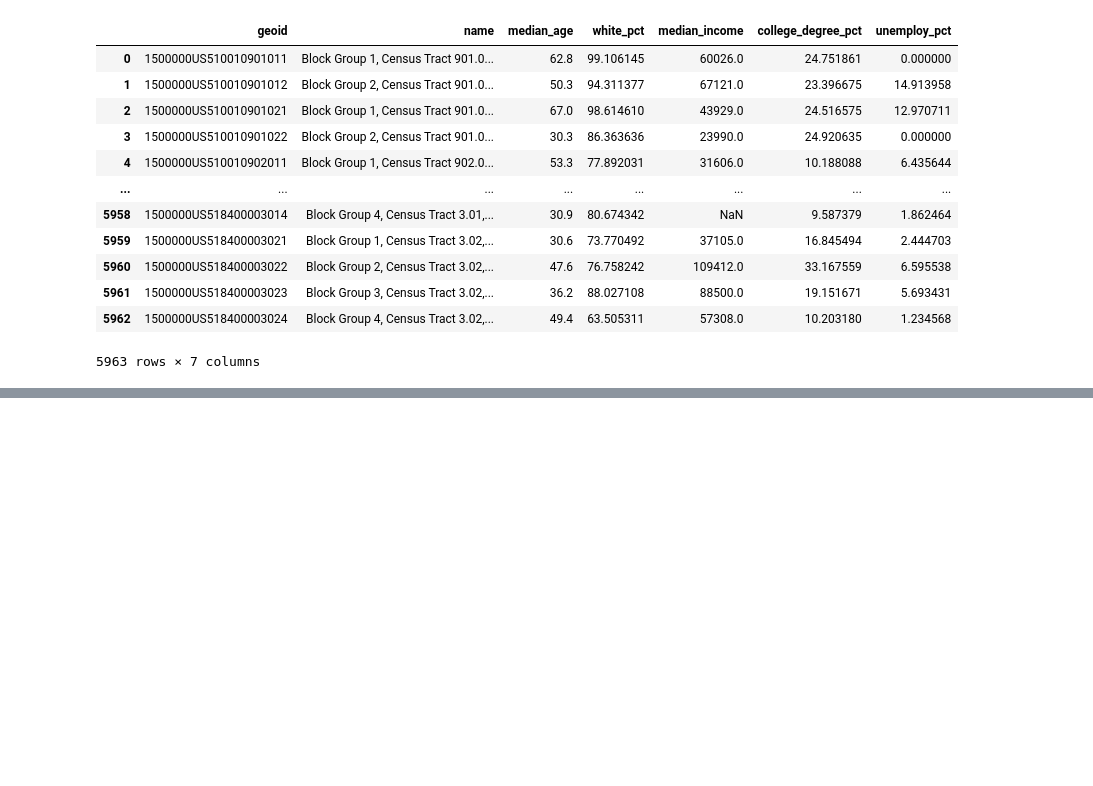
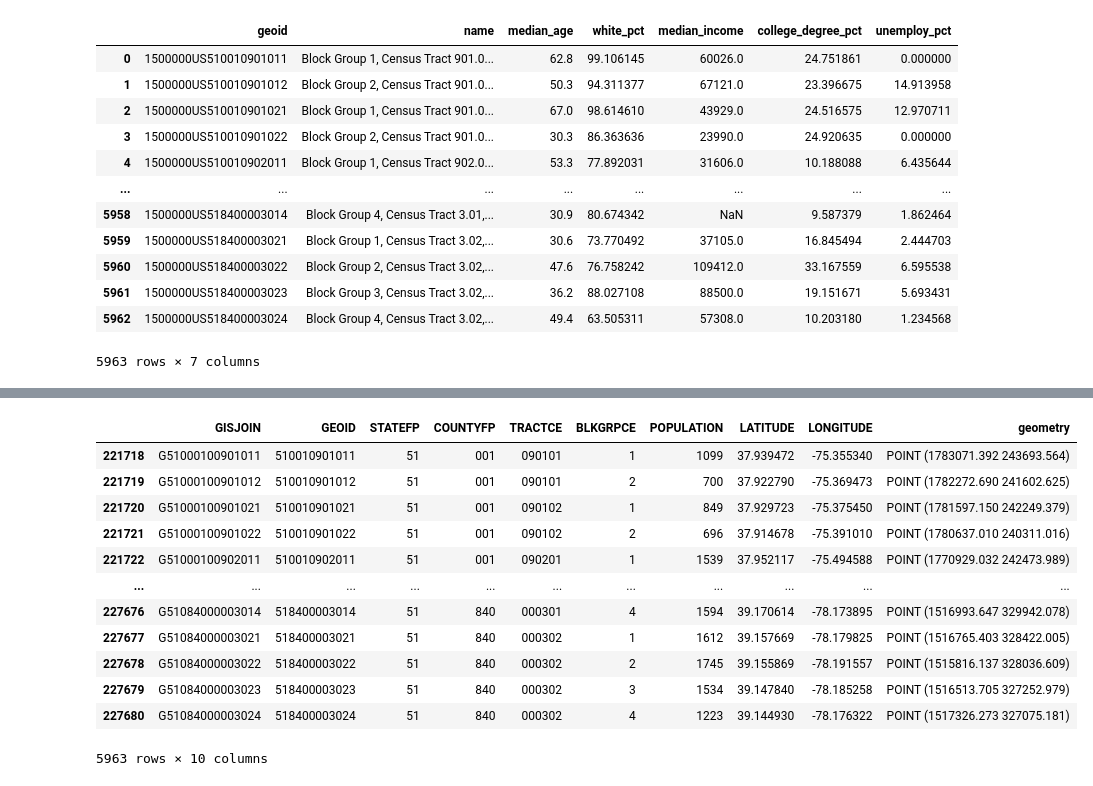
Before and after one commit to stevez02/ml4va_project, a Jupyter notebook: code/data_cleaning.ipynb, the cells around one changed output, grey strips where cells are left out. Drawn from its saved outputs; the diff is of its cells as text; code cells hidden in the pictures; blank space fills up the shorter version.

```diff
--- a/code/data_cleaning.ipynb
+++ b/code/data_cleaning.ipynb
@@ -147,0 +164,18 @@ census_data_merged.to_csv("../data/census_data_merged.csv")
+# %%
+shape = gpd.read_file("../data/center_of_population/US_blck_grp_cenpop_2020.shp")
+shape = shape[shape['STATEFP'] == '51']
+shape
+# %% [output]
+|  | GISJOIN | GEOID | STATEFP | COUNTYFP | TRACTCE | BLKGRPCE | POPULATION | LATITUDE | LONGITUDE | geometry |
+| 221718 | G51000100901011 | 510010901011 | 51 | 001 | 090101 | 1 | 1099 | 37.939472 | -75.355340 | POINT (1783071.392 243693.564) |
+| 221719 | G51000100901012 | 510010901012 | 51 | 001 | 090101 | 2 | 700 | 37.922790 | -75.369473 | POINT (1782272.690 241602.625) |
+| 221720 | G51000100901021 | 510010901021 | 51 | 001 | 090102 | 1 | 849 | 37.929723 | -75.375450 | POINT (1781597.150 242249.379) |
+| 221721 | G51000100901022 | 510010901022 | 51 | 001 | 090102 | 2 | 696 | 37.914678 | -75.391010 | POINT (1780637.010 240311.016) |
+| 221722 | G51000100902011 | 510010902011 | 51 | 001 | 090201 | 1 | 1539 | 37.952117 | -75.494588 | POINT (1770929.032 242473.989) |
+| ... | ... | ... | ... | ... | ... | ... | ... | ... | ... | ... |
+| 227676 | G51084000003014 | 518400003014 | 51 | 840 | 000301 | 4 | 1594 | 39.170614 | -78.173895 | POINT (1516993.647 329942.078) |
+| 227677 | G51084000003021 | 518400003021 | 51 | 840 | 000302 | 1 | 1612 | 39.157669 | -78.179825 | POINT (1516765.403 328422.005) |
+| 227678 | G51084000003022 | 518400003022 | 51 | 840 | 000302 | 2 | 1745 | 39.155869 | -78.191557 | POINT (1515816.137 328036.609) |
+| 227679 | G51084000003023 | 518400003023 | 51 | 840 | 000302 | 3 | 1534 | 39.147840 | -78.185258 | POINT (1516513.705 327252.979) |
+| 227680 | G51084000003024 | 518400003024 | 51 | 840 | 000302 | 4 | 1223 | 39.144930 | -78.176322 | POINT (1517326.273 327075.181) |
+5963 rows × 10 columns
```
Also changed, not shown: parts of 8 cells of this notebook, 16 other files.
